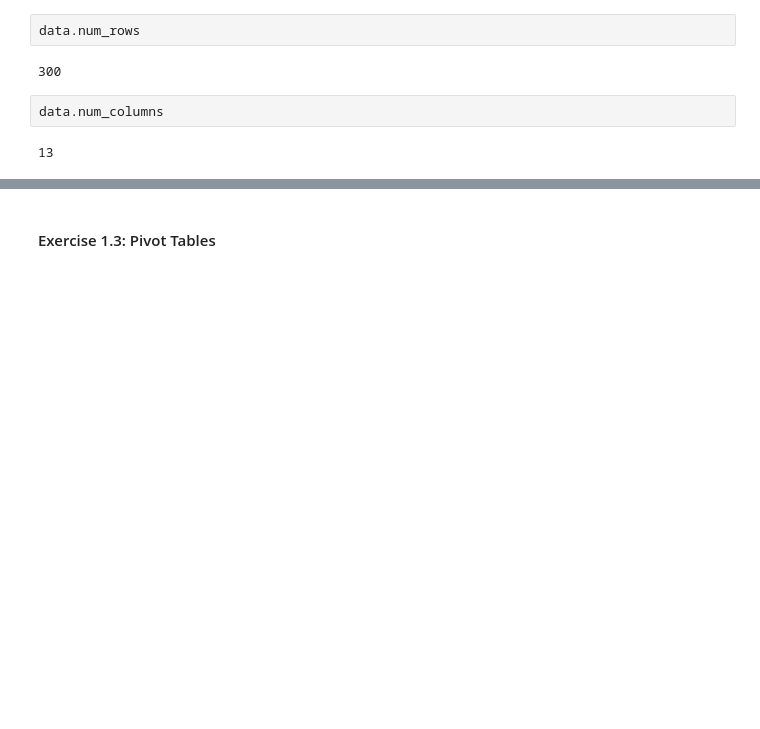
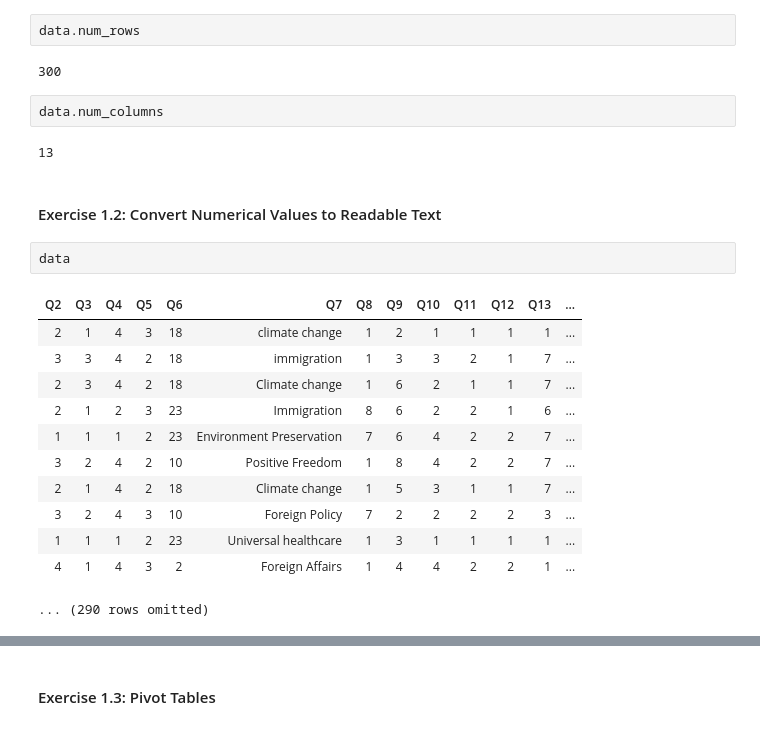
Before and after one commit to ds-modules/surveydata, a Jupyter notebook: gs102_fa19/lab02-gs102.ipynb, the cells around one changed output, grey strips where cells are left out. Cells and saved outputs as stored; diff of their text form; blank space fills up the shorter version.

```diff
--- a/gs102_fa19/lab02-gs102.ipynb
+++ b/gs102_fa19/lab02-gs102.ipynb
@@ -88,3 +84,20 @@ data.num_rows
 data.num_columns
 # %% [output]
 13
+# %% [markdown]
+#### Exercise 1.2: Convert Numerical Values to Readable Text
+# %%
+data
+# %% [output]
+| Q2 | Q3 | Q4 | Q5 | Q6 | Q7 | Q8 | Q9 | Q10 | Q11 | Q12 | Q13 | ... |
+| 2 | 1 | 4 | 3 | 18 | climate change | 1 | 2 | 1 | 1 | 1 | 1 | ... |
+| 3 | 3 | 4 | 2 | 18 | immigration | 1 | 3 | 3 | 2 | 1 | 7 | ... |
+| 2 | 3 | 4 | 2 | 18 | Climate change | 1 | 6 | 2 | 1 | 1 | 7 | ... |
+| 2 | 1 | 2 | 3 | 23 | Immigration | 8 | 6 | 2 | 2 | 1 | 6 | ... |
+| 1 | 1 | 1 | 2 | 23 | Environment Preservation | 7 | 6 | 4 | 2 | 2 | 7 | ... |
+| 3 | 2 | 4 | 2 | 10 | Positive Freedom | 1 | 8 | 4 | 2 | 2 | 7 | ... |
+| 2 | 1 | 4 | 2 | 18 | Climate change | 1 | 5 | 3 | 1 | 1 | 7 | ... |
+| 3 | 2 | 4 | 3 | 10 | Foreign Policy | 7 | 2 | 2 | 2 | 2 | 3 | ... |
+| 1 | 1 | 1 | 2 | 23 | Universal healthcare | 1 | 3 | 1 | 1 | 1 | 1 | ... |
+| 4 | 1 | 4 | 3 | 2 | Foreign Affairs | 1 | 4 | 4 | 2 | 2 | 1 | ... |
+... (290 rows omitted)
```
Also changed, not shown: parts of 25 cells of this notebook, 1 other file.
